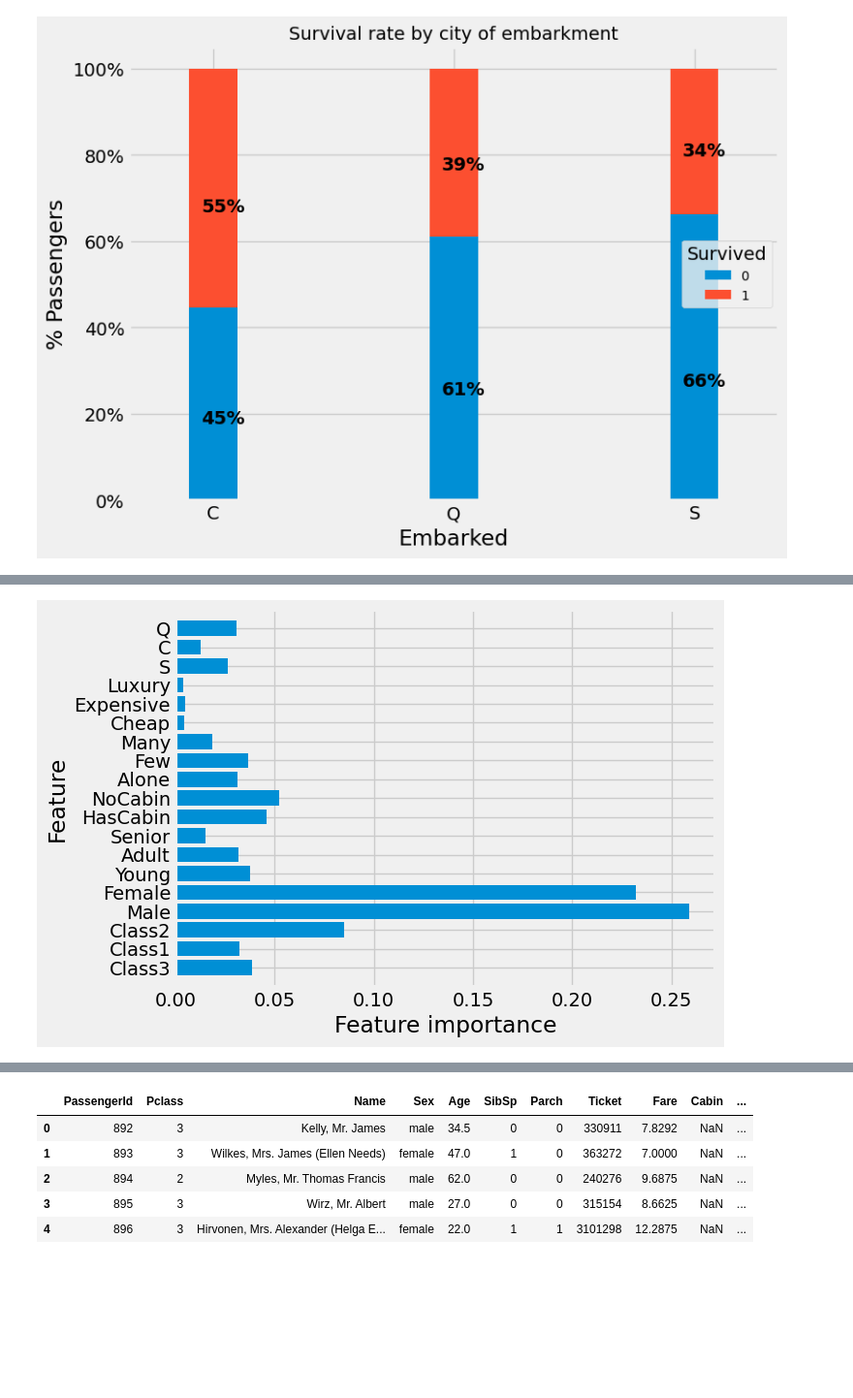
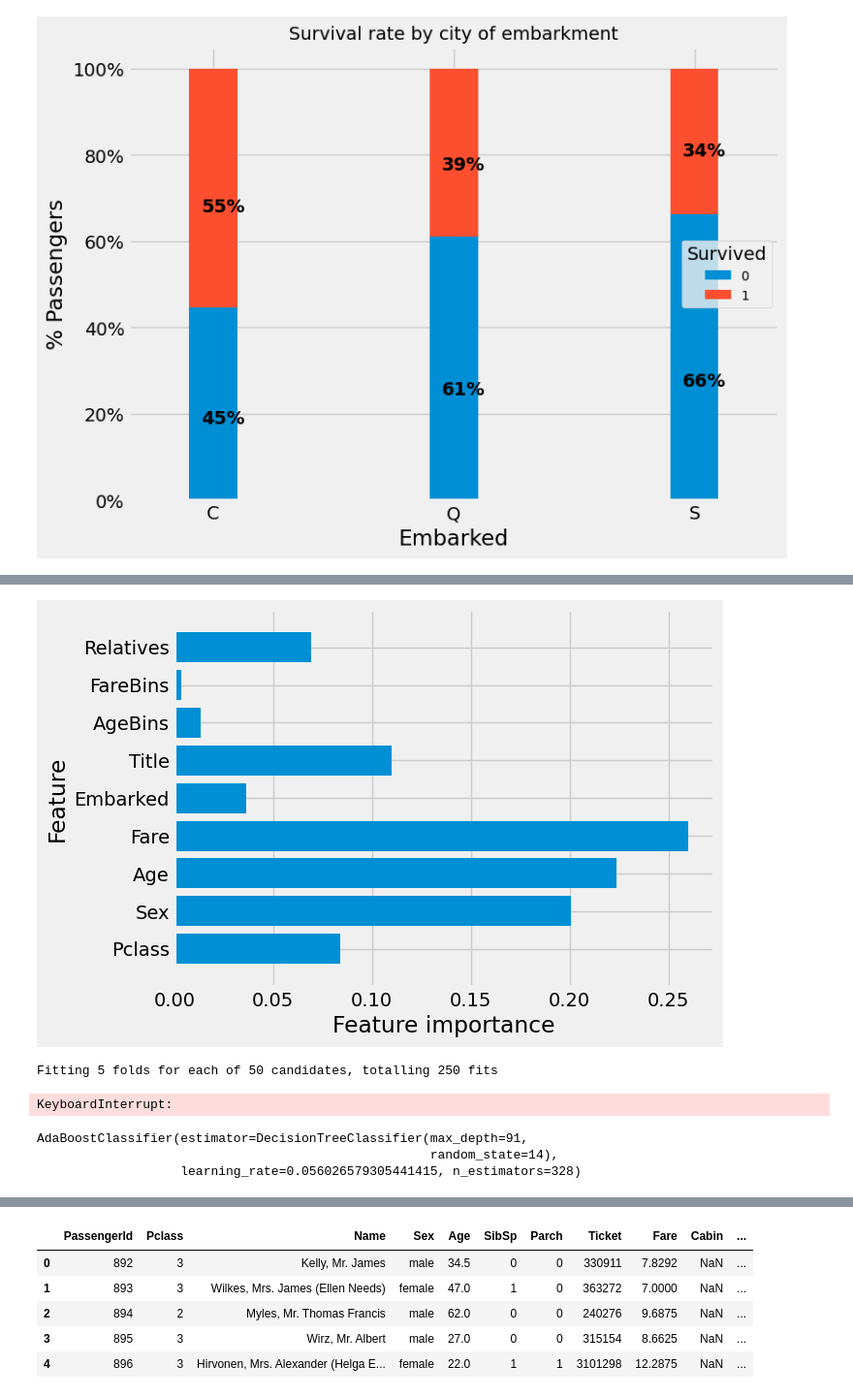
Before and after one commit to maxielias/maxielias.github.io, a Jupyter notebook: data/titanic_dataset_analysis/titanic-prediction-pipeline.ipynb, the cells around one changed output, grey strips where cells are left out. Shown: that part at 97% size. Drawn from its saved outputs; the diff is of its cells as text; code cells hidden in the pictures; blank space fills up the shorter version.

```diff
--- a/data/titanic_dataset_analysis/titanic-prediction-pipeline.ipynb
+++ b/data/titanic_dataset_analysis/titanic-prediction-pipeline.ipynb
@@ -268,7 +326,7 @@ class FeatureDropper(BaseEstimator, TransformerMixin):
     def fit(self, X, y=None):
         return self
     def transform(self, X):
-        X.drop(columns=["PassengerId", "Name", "NameTitle", "Ticket",
-                        "Cabin", "Fare", "Age", "SibSp", "Parch"], axis=1,
+        X.drop(columns=["PassengerId", "Name", "Ticket", "CabinStatus", "CabinDeck",
+                        "Cabin", "SibSp", "Parch"], axis=1,
                errors="ignore", inplace=True)
         return X
@@ -310,11 +333,10 @@ class DataToNumpy(BaseEstimator, TransformerMixin):
 # %%
-from sklearn.pipeline import Pipeline
-
-pipeline = Pipeline([("age_imputer", TransformationImputer()),
+pipeline = Pipeline([("feature_imputer", TransformationImputer()),
                      ("feature_encoder", FeatureEncoder()),
                      ("feature_dropper", FeatureDropper()),
                      ("data_scaler", DataScaler())])
 # %%
+df = pd.read_csv("train.csv")
 X_train, y_train, features = pipeline.fit_transform(df)
 print(X_train.shape)
 # %% [output]
@@ -324,20 +346,19 @@ from sklearn.ensemble import RandomForestClassifier
 from sklearn.model_selection import GridSearchCV, RandomizedSearchCV
 import scipy.stats as stats
 
-rfc = RandomForestClassifier(random_state=14)
+rfc = RandomForestClassifier(random_state=1)
 param_grid = {
-              "max_depth": range(2, 10),
-              # "n_estimators": range(1, 20),
-              # "max_features": range(0, len(df.columns)+1),
-              "max_leaf_nodes": range(0,50,10),
-              "min_samples_leaf": range(1,10),
-              "min_samples_split": range(1,10),
-              # "criterion": ["gini", "entropy"],
-              # "class_weight": ["balanced", None],
-              # "ccp_alpha": stats.uniform(0, 0.00005)
+    "max_depth": range(100, 10000, 100),
+    "n_estimators": range(100, 1000, 100),
+    "max_leaf_nodes": range(10, 100, 10),
+    "min_samples_leaf": range(1, 10),
+    "min_samples_split": range(1, 10),
+    "criterion": ["gini", "entropy"],
+    "class_weight": ["balanced", None],
+            #   "ccp_alpha": stats.uniform(0, 0.00005)
               }
 
-skf = StratifiedKFold(random_state=14, shuffle=True)
+skf = StratifiedKFold(random_state=1, shuffle=True)
 
-grid_search = GridSearchCV(rfc, param_grid, cv=skf, scoring="f1", return_train_score=True)
-grid_search.fit(X_train, y_train)
+rfc_rand_search = RandomizedSearchCV(rfc, param_grid, cv=skf, scoring="f1", return_train_score=True, verbose=True, n_iter=100)
+rfc_rand_search.fit(X_train, y_train)
@@ -364,11 +386,35 @@ array([0.03886113, 0.0324857 , 0.08494215, 0.25899949, 0.23182399,
 # %%
 def plot_feature_importances(model, X, features):
     n_features = X.shape[1]
     plt.barh(np.arange(n_features), model.feature_importances_, align="center")
     plt.yticks(np.arange(n_features), features)
     plt.xlabel("Feature importance")
     plt.ylabel("Feature")
     plt.ylim(-1, n_features)
-plot_feature_importances(grid_search.best_estimator_, X_train, features)
+plot_feature_importances(rfc_rand_search.best_estimator_, X_train, features)
 # %% [output]
-[figure, old version]
+[figure, new version]
+# %%
+from sklearn.tree import DecisionTreeClassifier
+from sklearn.ensemble import AdaBoostClassifier
+
+params_ab = {
+    "n_estimators": stats.randint(10, 500),
+    "learning_rate": stats.uniform(0.001, 0.5),
+    "estimator__max_depth": stats.randint(10, 100)
+}
+
+ab_model = AdaBoostClassifier(estimator=DecisionTreeClassifier(random_state=14))
+ab_rand_search = RandomizedSearchCV(ab_model, params_ab, n_iter=50, cv=skf, verbose= True, scoring="f1", return_train_score=True,
+                                    n_jobs=-1, random_state=14)
+ab_rand_search.fit(X_train, y_train)
+# %% [output]
+Fitting 5 folds for each of 50 candidates, totalling 250 fits
+KeyboardInterrupt:
+# %%
+best_ab = ab_rand_search.best_estimator_
+best_ab
+# %% [output]
+AdaBoostClassifier(estimator=DecisionTreeClassifier(max_depth=91,
+                                                    random_state=14),
+                   learning_rate=0.056026579305441415, n_estimators=328)
```
Also changed, not shown: parts of 21 cells of this notebook, 2 other files.
